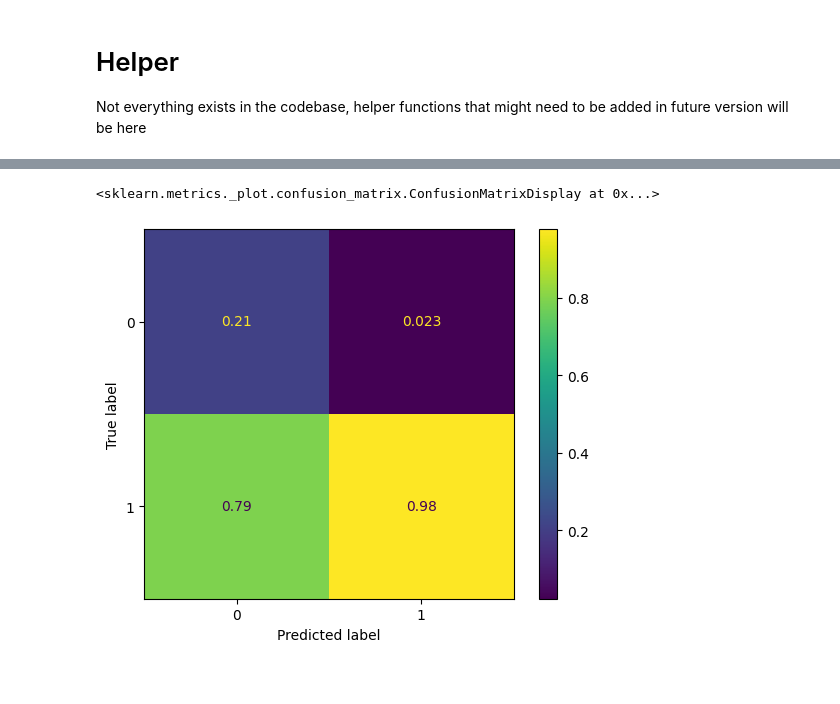
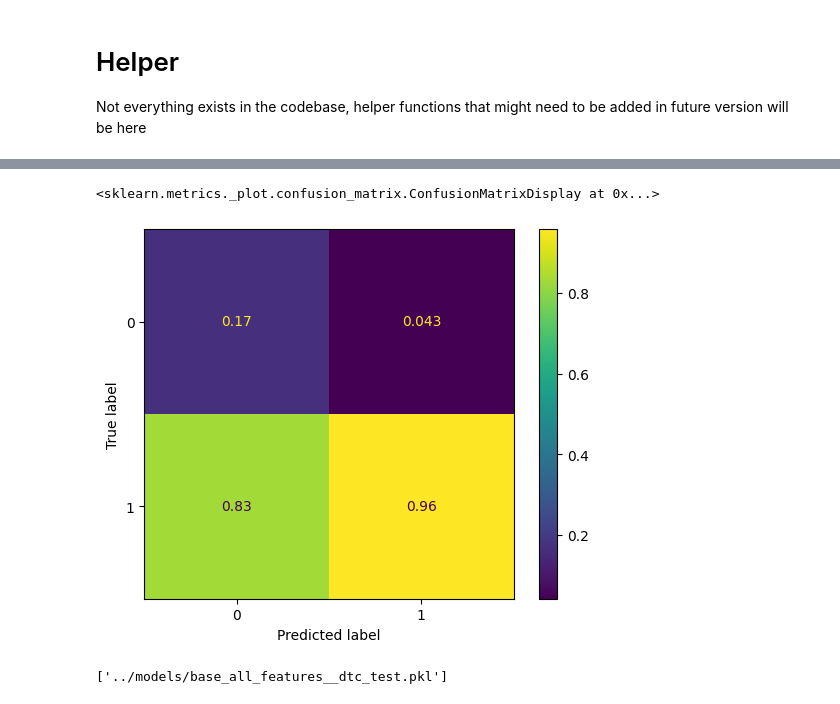
Before and after one commit to ATawzer/Storm-Old, a Jupyter notebook: notebooks/Model Builder.ipynb, the cells around one changed output, grey strips where cells are left out. Cells and saved outputs as stored; diff of their text form; code cells hidden in the pictures.

Commit message:
Test Model
- Added a test model
- Added code in builder to save and load model, tested and working

```diff
--- a/notebooks/Model Builder.ipynb
+++ b/notebooks/Model Builder.ipynb
@@ -35,12 +40,6 @@ Retrieve data from a playlist. Each storm comes configured with a great_targets
 # %%
 storm_name = 'film_vg_instrumental_v2'
-fields = {
-    'explicit':0,
-    'last_updated':0,
-    'album_id':0,
-    'audio_analysis':0,
-    'audio_analysis_flag':0,
-} # This returns eveything but these fields, see a sample below.
+fields = {'last_updated':0} # The only fields not needed are the metadata for runs
 # %%
 # First grab the targets. These will be 1s in the prediction
 target_playlist = sdb.get_config('film_vg_instrumental_v2')['great_targets']
@@ -53,7 +52,7 @@ target_tracks = sdb.get_track_info(target_track_ids, fields=fields)
 artists = []
 [artists.extend(track['artists']) for track in target_tracks]
 
-non_target_track_ids = get_tracks_from_artists(artists, start_date='2017-01-01', end_date='2023-01-01')
+non_target_track_ids = sdb.get_tracks_from_artists(artists, start_date='2017-01-01', end_date='2023-01-01')
 non_target_tracks = sdb.get_track_info(non_target_track_ids, fields=fields)
 # %%
 # unify into one dataframe
@@ -98,0 +83,29 @@ dt = tree.DecisionTreeClassifier(class_weight={0:.05, 1:.95}, max_depth=8).fit(X
+# %%
+model_name = 'base_all_features__dtc_test' # For use in model registry
+
+model_pipeline = Pipeline([
+    ('feature_selection', FeatureSelector(
+        feature_names = [
+            'duration_ms',
+            'acousticness',
+            'danceability',
+            'energy',
+            'instrumentalness',
+            'key',
+            'liveness',
+            'loudness',
+            'mode',
+            'speechiness',
+            'tempo',
+            'time_signature',
+            'valence'
+        ])
+    ),
+    ('imputer', SimpleImputer(strategy='constant', fill_value=.5)),
+    ('clf', tree.DecisionTreeClassifier(
+        class_weight={0:.05, 1:.95},
+        max_depth=8)
+    )
+])
+# %%
+model_pipeline.fit(X_train, y_train)
@@ -99,5 +124,5 @@ dt = tree.DecisionTreeClassifier(class_weight={0:.05, 1:.95}, max_depth=8).fit(X
 # %%
-ConfusionMatrixDisplay(confusion_matrix(dt.predict(X_test.fillna(.5)), y_test, normalize='pred'), display_labels=dt.classes_).plot()
+ConfusionMatrixDisplay(confusion_matrix(model_pipeline.predict(X_test), y_test, normalize='pred'), display_labels=model_pipeline.classes_).plot()
 # %% [output]
 <sklearn.metrics._plot.confusion_matrix.ConfusionMatrixDisplay at 0x...>
-[figure, old version]
+[figure, new version]
@@ -109,0 +129,5 @@ X_test
+# %%
+# Saving
+joblib.dump(model_pipeline, f'../models/{model_name}.pkl', compress = 1)
+# %% [output]
+['../models/base_all_features__dtc_test.pkl']
```
Also changed, not shown: parts of 16 cells of this notebook, 1 other file.
